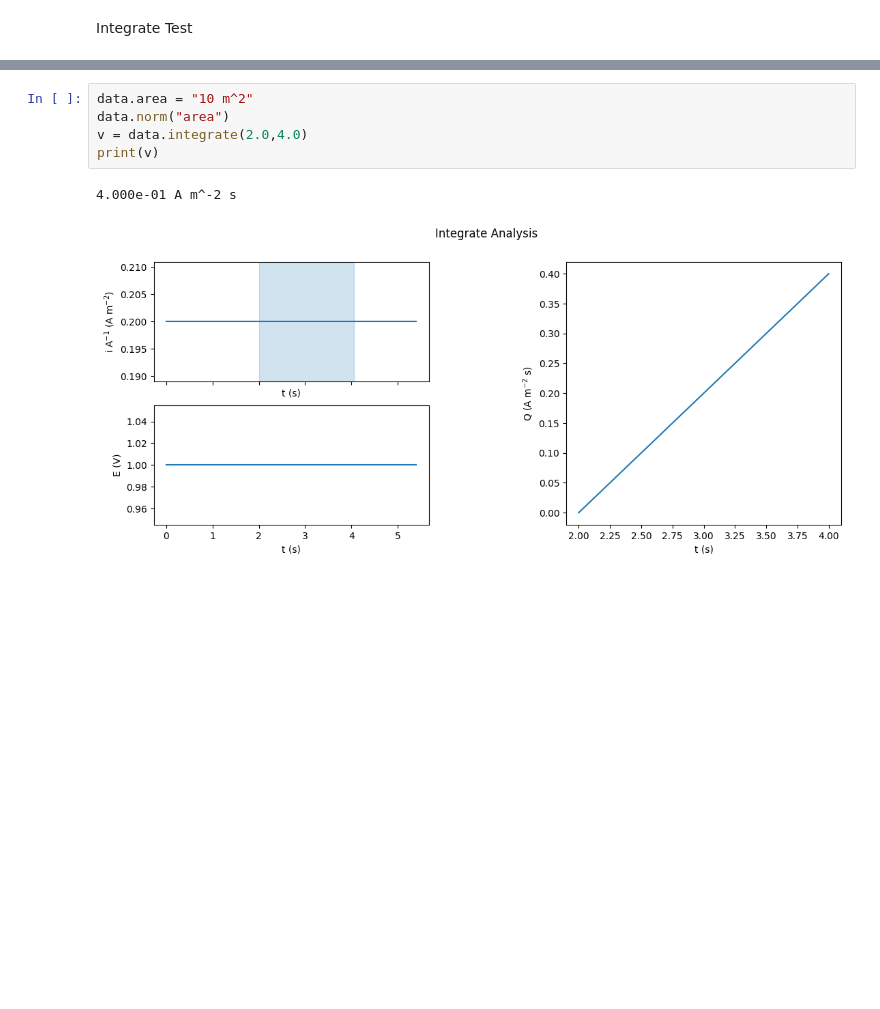
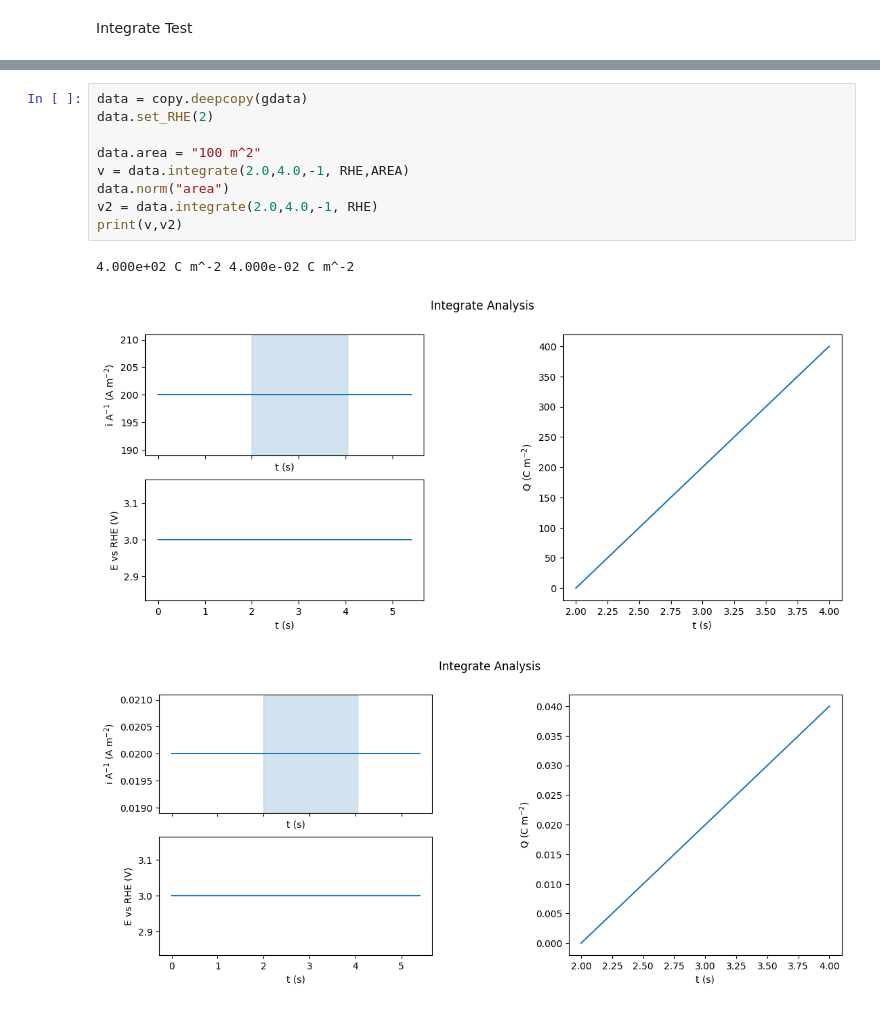
Before and after one commit to NordicEC/EC4py, a Jupyter notebook: dev/Step_Data/Step_data_t.ipynb, the cells around one changed output, grey strips where cells are left out. Drawn from its saved outputs; the diff is of its cells as text; blank space fills up the shorter version.

```diff
--- a/dev/Step_Data/Step_data_t.ipynb
+++ b/dev/Step_Data/Step_data_t.ipynb
@@ -31,11 +48,16 @@ AttributeError: 'str' object has no attribute 'self'
 # %%
-data.area = "10 m^2"
+data = copy.deepcopy(gdata)
+data.set_RHE(2)
+
+data.area = "100 m^2"
+v = data.integrate(2.0,4.0,-1, RHE,AREA)
 data.norm("area")
-v = data.integrate(2.0,4.0)
-print(v)
+v2 = data.integrate(2.0,4.0,-1, RHE)
+print(v,v2)
 # %% [output]
-4.000e-01 A m^-2 s
+4.000e+02 C m^-2 4.000e-02 C m^-2
-[figure, old version]
+[figure, new version]
+[figure, added]
 # %%
 data = copy.deepcopy(gdata)
 v = data.integrate(2.0,4.0)
```
Also changed, not shown: parts of 5 cells of this notebook, 20 other files.
